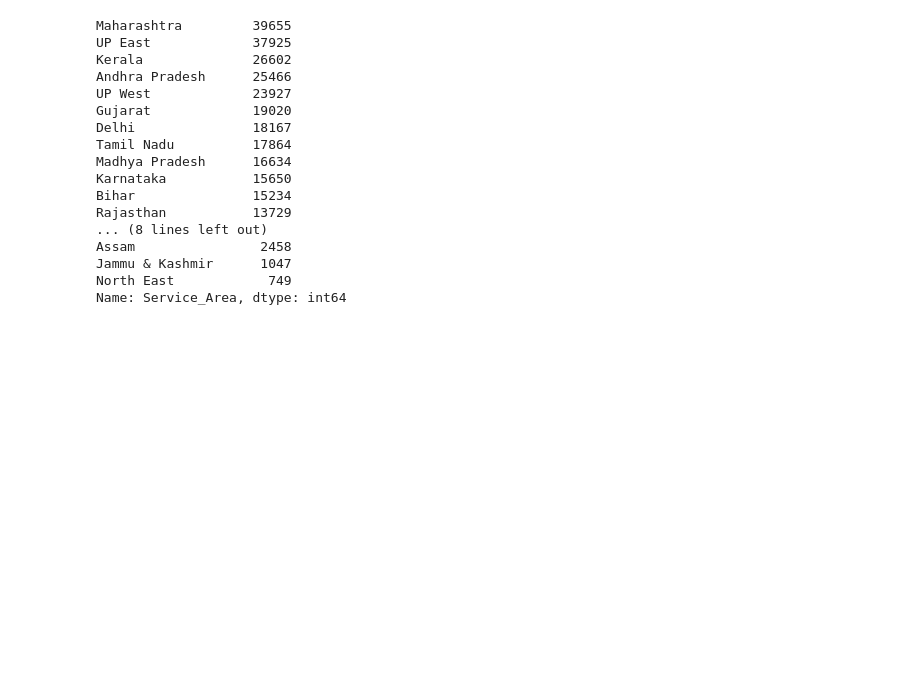
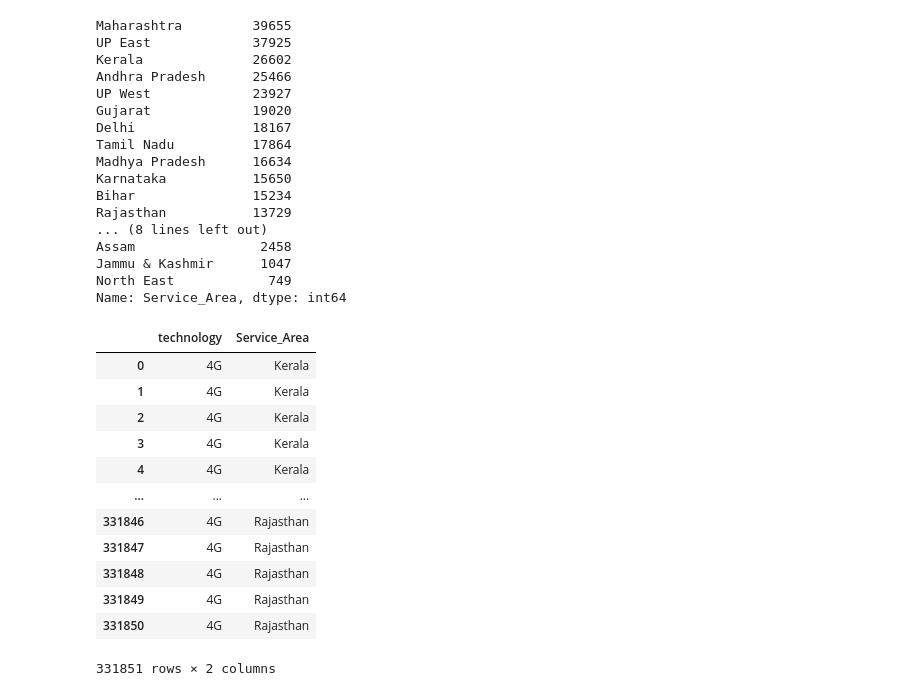
Before and after one commit to dhruvsahu/Data-Science-Practice-data-sets, a Jupyter notebook: January 2021 Network Analysis.ipynb, the cells around one changed output. Cells and saved outputs as stored; diff of their text form; code cells hidden in the pictures; blank space fills up the shorter version.

```diff
--- a/January 2021 Network Analysis.ipynb
+++ b/January 2021 Network Analysis.ipynb
@@ -93,4 +93,20 @@ North East            749
 Name: Service_Area, dtype: int64
 # %%
 By_Area = net.groupby('Service_Area')
+# %%
+net[['technology','Service_Area']]
+# %% [output]
+|  | technology | Service_Area |
+| 0 | 4G | Kerala |
+| 1 | 4G | Kerala |
+| 2 | 4G | Kerala |
+| 3 | 4G | Kerala |
+| 4 | 4G | Kerala |
+| ... | ... | ... |
+| 331846 | 4G | Rajasthan |
+| 331847 | 4G | Rajasthan |
+| 331848 | 4G | Rajasthan |
+| 331849 | 4G | Rajasthan |
+| 331850 | 4G | Rajasthan |
+331851 rows × 2 columns
 # %%
```
Also changed, not shown: parts of 8 cells of this notebook.
